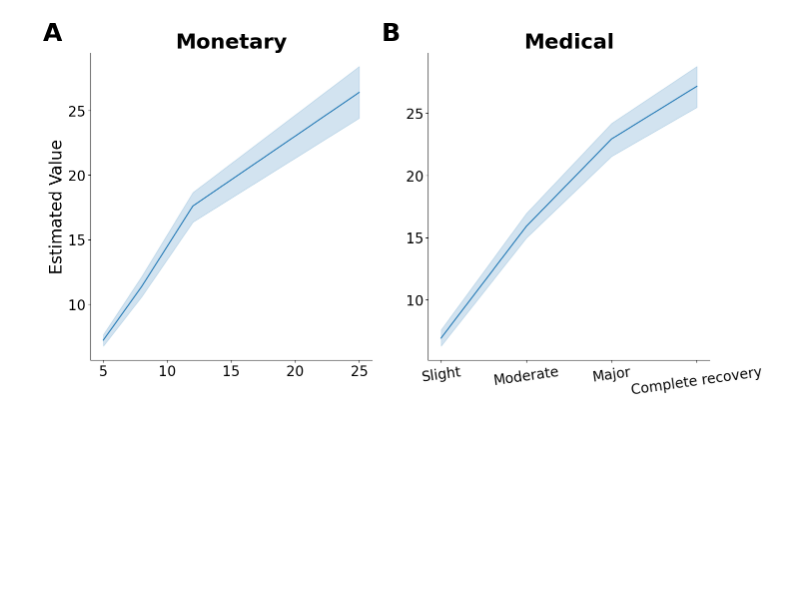
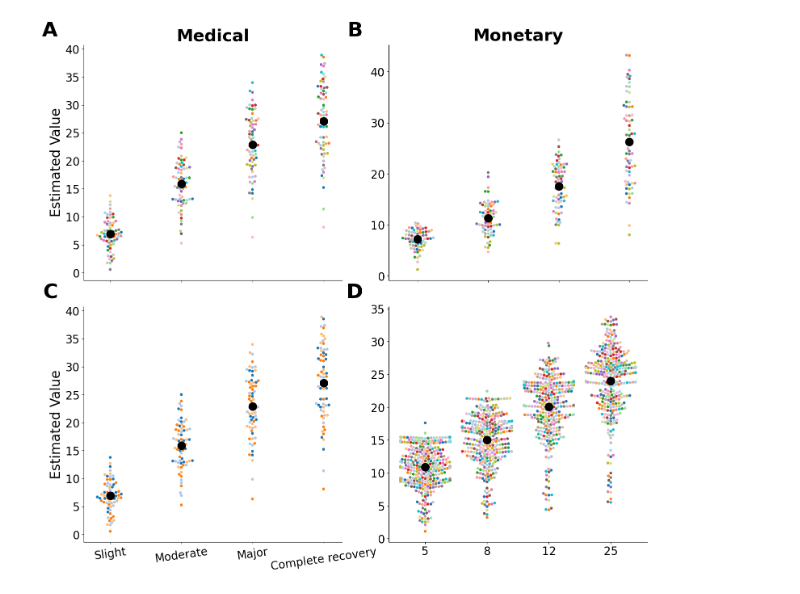
Before and after one commit to KoremNSN/Aging, a Jupyter notebook: RiskAmbiguity/4.RnA_modelbased_analysis.ipynb, the cells around one changed output. Cells and saved outputs as stored; diff of their text form; code cells hidden in the pictures; blank space fills up the shorter version.

```diff
--- a/RiskAmbiguity/4.RnA_modelbased_analysis.ipynb
+++ b/RiskAmbiguity/4.RnA_modelbased_analysis.ipynb
@@ -485,51 +679,80 @@ df_long_med['levelName'] = df_long_med['level'].map(level_mapping)
+# %%
+norm = matplotlib.colors.Normalize(vmin=0, vmax=65)
+colors = {}
+cmap = plt.get_cmap('tab20', 66)  # Create a colormap with 66 unique colors
+
+for cval in range(0,66):
+    colors.update({cval : cmap(norm(cval))})
+
+norm2 = matplotlib.colors.Normalize(vmin=0, vmax=332)
+colors2 = {}
+cmap2 = plt.get_cmap('tab20', 332)
+
+for cval2 in range(0,332):
+    colors2.update({cval2 : cmap2(norm2(cval2))})
+# %%
+# Function to add the mean as a big black dot
+def add_mean_dot(ax, data, x, y):
+    means = data.groupby(x)[y].mean().reset_index()
+    ax.scatter(means[x], means[y], s=200, color='black', zorder=3)
 # %%
 # This will visualize the relationship between different levels and their estimated values for Monetary and Medical contexts.
-fig, axes = plt.subplots(1, 2, figsize=(16, 8)) # Initialize a 1x2 subplot layout, with a shared y-axis.
+fig, axes = plt.subplots(2, 2, figsize=(18, 16)) # Initialize a 1x2 subplot layout, with a shared y-axis.
 
 
+# Plot the estimated value for each level in the 'Medical' context on the second axis.
+sns.swarmplot(data=df_long_med, x='levelName', y='value', ax=axes[0,0], hue = 'subn', palette = colors)
+sns.swarmplot(data=df_long_med_online, x='levelName', y='value', ax=axes[1,0], hue = 'subn', palette = colors2)
+
 # Plot the estimated value for each level in the 'Monetary' context on the first axis.
-sns.lineplot(data=df_long_mon, x='levelName', y='value', ax=axes[0])
+sns.swarmplot(data=df_long_mon, x='levelName', y='value', ax=axes[0,1], hue = 'subn', palette = colors)
+sns.swarmplot(data=df_long_mon_online, x='levelName', y='value', ax=axes[1,1], hue = 'subn', palette = colors2)
 
-# Plot the estimated value for each level in the 'Medical' context on the second axis.
-sns.lineplot(data=df_long_med, x='levelName', y='value', ax=axes[1])
 
 # Set the title for each subplot.
-axes[0].set_title('Monetary', fontweight="bold", size=30)
-axes[1].set_title('Medical', fontweight="bold", size=30)
+axes[0,0].set_title('Medical', fontweight="bold", size=30)
+axes[0,1].set_title('Monetary', fontweight="bold", size=30)
 
 # Set the y-axis label for the first subplot.
-axes[0].set_ylabel('Estimated Value', fontsize=24.0)
-axes[1].set_ylabel('', fontsize=24.0)
+axes[0,0].set_ylabel('Estimated Value', fontsize=24.0)
+axes[0,1].set_ylabel('', fontsize=24.0)
+axes[1,0].set_ylabel('Estimated Value', fontsize=24.0)
+axes[1,1].set_ylabel('', fontsize=24.0)
+
+axes[0, 0].set_xticklabels([])
+axes[0, 1].set_xticklabels([])
+
+# Add a slight rotation to the x-axis tick labels on the second plot for better visualization.
+axes[1,0].tick_params(axis='x', labelrotation=8)
+
+# Add the mean dots to each subplot
+add_mean_dot(axes[0, 0], df_long_med, 'levelName', 'value')
+add_mean_dot(axes[1, 0], df_long_med_online, 'levelName', 'value')
+add_mean_dot(axes[0, 1], df_long_mon, 'levelName', 'value')
+add_mean_dot(axes[1, 1], df_long_mon_online, 'levelName', 'value')
+
+# Set the background color for both plots to white for clarity and aesthetic appeal.
+for i in range(2):
+    for j in range(2):
+        axes[i,j].tick_params(axis='both', which='major', labelsize=20)
+        axes[i][j].legend_.remove()
+        axes[i,j].set_facecolor('White')
+        axes[i,j].set_xlabel('', fontsize=24.0)
+        for spine in ['right', 'top']:
+            axes[i,j].spines[spine].set_color('white')
 
 
-# Remove x-axis labels as they are self-explanatory with the data points.
-axes[0].set_xlabel('', fontsize=24.0)
-axes[1].set_xlabel('', fontsize=24.0)
-
-# Adjust the tick parameters to increase font size, ensuring better readability.
-axes[0].tick_params(axis='both', which='major', labelsize=20)
-axes[1].tick_params(axis='both', which='major', labelsize=20)
-
-# Add a slight rotation to the x-axis tick labels on the second plot for better visualization.
-axes[1].tick_params(axis='x', labelrotation=8)
-
-# Set the background color for both plots to white for clarity and aesthetic appeal.
-axes[0].set_facecolor('White')
-axes[1].set_facecolor('White')
-
-# Remove the right and top spines from both plots to reduce visual clutter.
-for spine in ['right', 'top']:
-    axes[0].spines[spine].set_color('white')
-    axes[1].spines[spine].set_color('white')
-
-subplot_labels = ['A', 'B']
+subplot_labels = ['A', 'B', 'C', 'D']
 
 for ax, label in zip(axes.flat, subplot_labels):
     # Position the text at the top left of each subplot
     # Adjust x and y values to change the position of the label
     ax.text(-0.1, 1.1, label, transform=ax.transAxes, fontsize=36, fontweight='bold', va='top', ha='right')
 
 # Adjust the layout to ensure that the plots do not overlap and everything fits well.
+fig.subplots_adjust(hspace=0.11, wspace=0.18)  # Adjust the values as needed
 #fig.tight_layout()
+
+plt.savefig('figure2.png')
 # %% [output]
-[figure, old version]
+[figure, new version]
```
Also changed, not shown: parts of 26 cells of this notebook.
